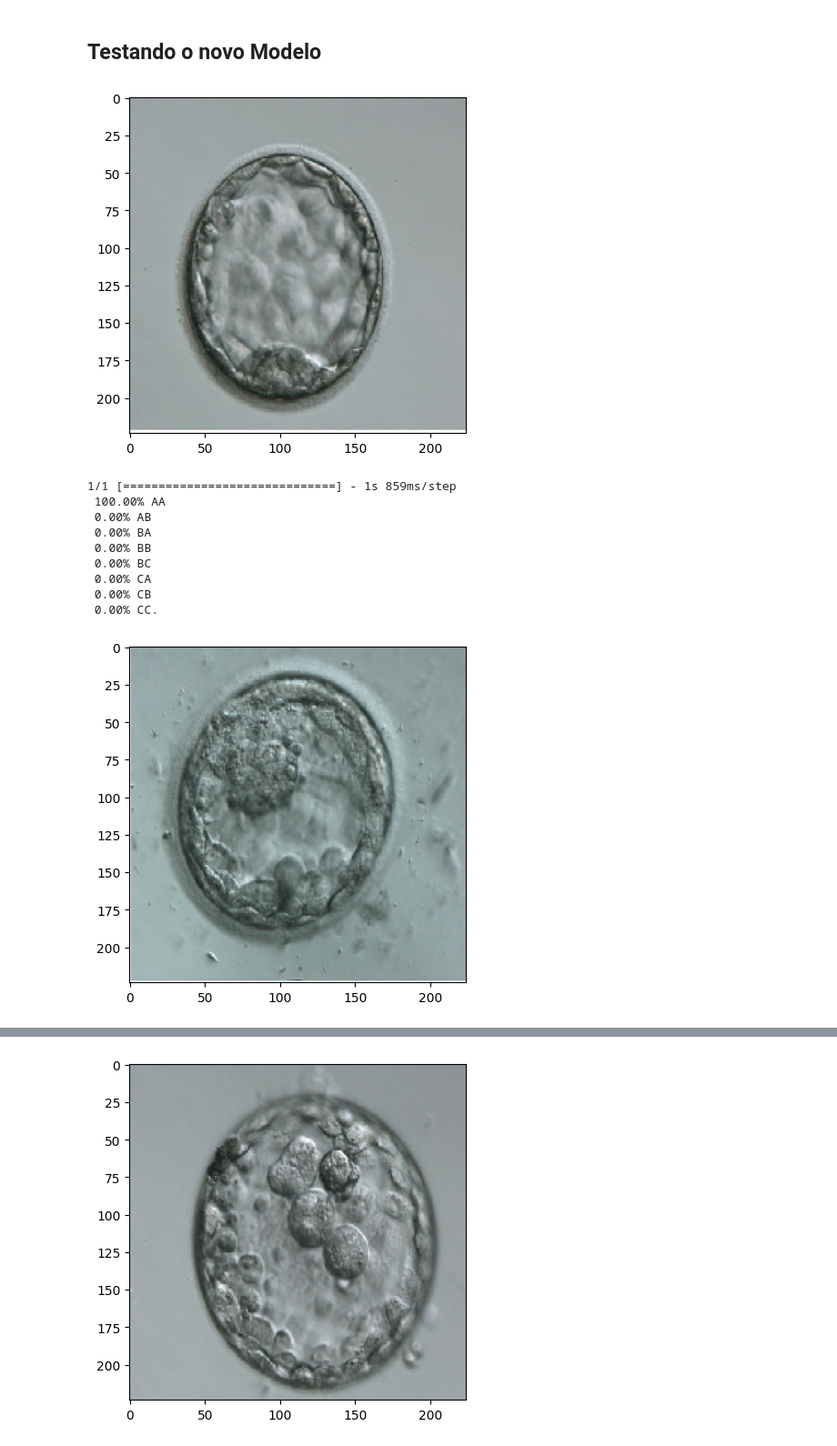
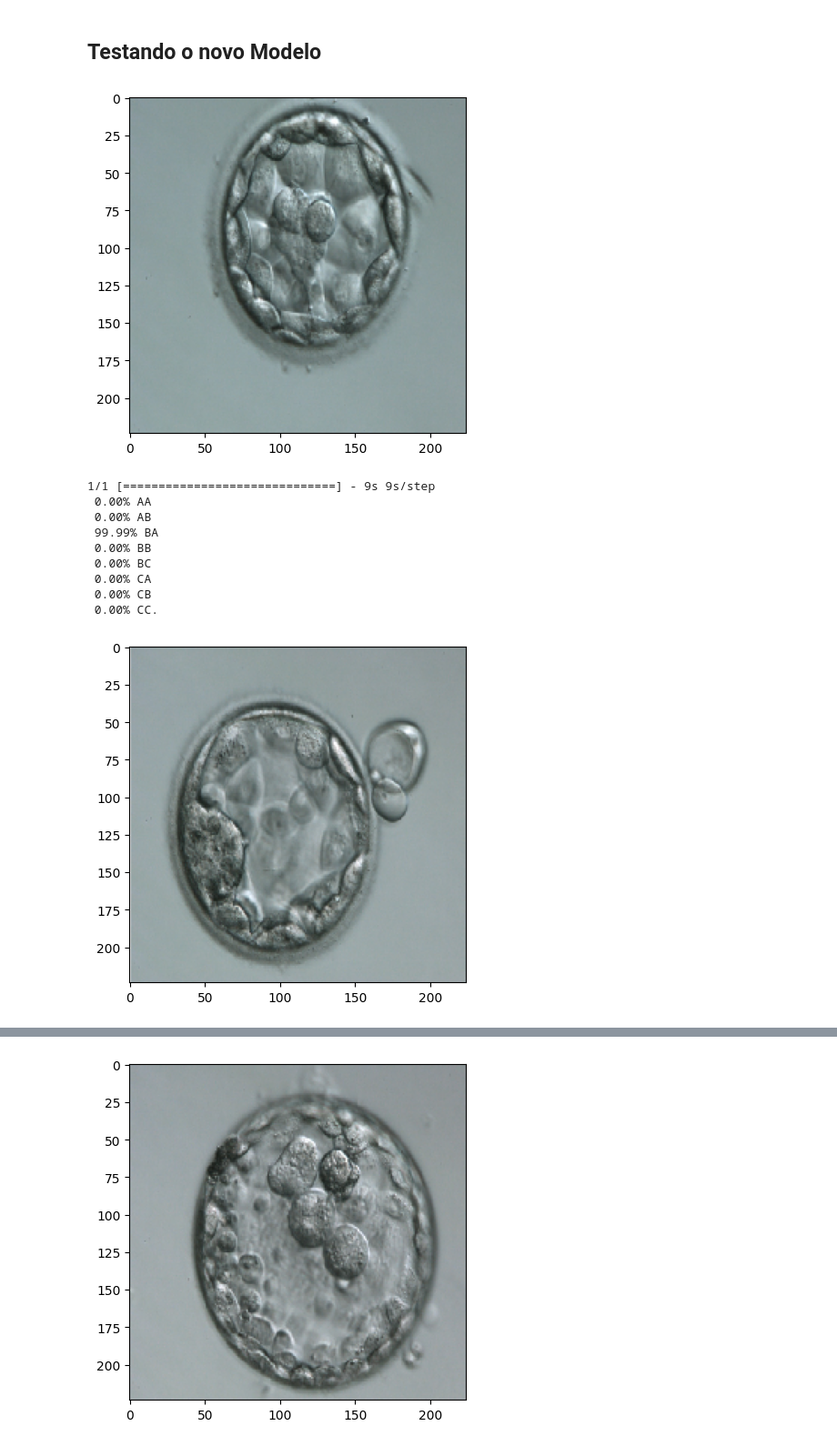
Before and after one commit to phps-28/Data-Science-PGEBM, a Jupyter notebook: Mestrado/Projeto/Teste_2_Classificação_de_Imagens_de_Embriões_ResNet50.ipynb, the cells around one changed output, grey strips where cells are left out. Shown at 91% size. Drawn from its saved outputs; the diff is of its cells as text; code cells hidden in the pictures.

```diff
--- a/Mestrado/Projeto/Teste_2_Classificação_de_Imagens_de_Embriões_ResNet50.ipynb
+++ b/Mestrado/Projeto/Teste_2_Classificação_de_Imagens_de_Embriões_ResNet50.ipynb
@@ -281,11 +283,11 @@ ________________________________________________________________________________
 # %% [markdown]
 ## Testando o novo Modelo
 # %%
-# Embrião 3AA 1.300.PNG
-image_test_1 = tf.keras.preprocessing.image.load_img(r'/content/3AA 1.300.PNG', target_size=(224,224))
+# Embrião 3AA 4 400.PNG
+image_test_1 = tf.keras.preprocessing.image.load_img(r'/content/3AA 4 400.PNG', target_size=(224,224))
 plt.imshow(image_test_1);
 # %% [output]
-[figure, old version]
+[figure, new version]
 # %%
 image_test_1 = tf.keras.preprocessing.image.img_to_array(image_test_1)
 image_test_1 = np.expand_dims(image_test_1, axis = 0)
@@ -304,21 +306,21 @@ score_CC = float(predictions1[0][7])
 
 print(f" {100 * score_AA:.2f}% AA\n {100 * score_AB:.2f}% AB\n {100 * score_BA:.2f}% BA\n {100 * score_BB:.2f}% BB\n {100 * score_BC:.2f}% BC\n {100 * score_CA:.2f}% CA\n {100 * score_CB:.2f}% CB\n {100 * score_CC:.2f}% CC.")
 # %% [output]
-1/1 [==============================] - 1s 859ms/step
- 100.00% AA
+1/1 [==============================] - 9s 9s/step
+ 0.00% AA
  0.00% AB
- 0.00% BA
+ 99.99% BA
  0.00% BB
  0.00% BC
  0.00% CA
  0.00% CB
  0.00% CC.
 # %%
-# Embrião 3AB 1.300.PNG
-image_test_2 = tf.keras.preprocessing.image.load_img(r'/content/3AB 1.300.PNG', target_size=(224,224))
+# Embrião 3AB 6 400.PNG
+image_test_2 = tf.keras.preprocessing.image.load_img(r'/content/3AB 6 400.PNG', target_size=(224,224))
 plt.imshow(image_test_2);
 # %% [output]
-[figure, old version]
+[figure, new version]
 # %%
 image_test_2 = tf.keras.preprocessing.image.img_to_array(image_test_2)
 image_test_2 = np.expand_dims(image_test_2, axis = 0)
```
Also changed, not shown: parts of 14 cells of this notebook.
